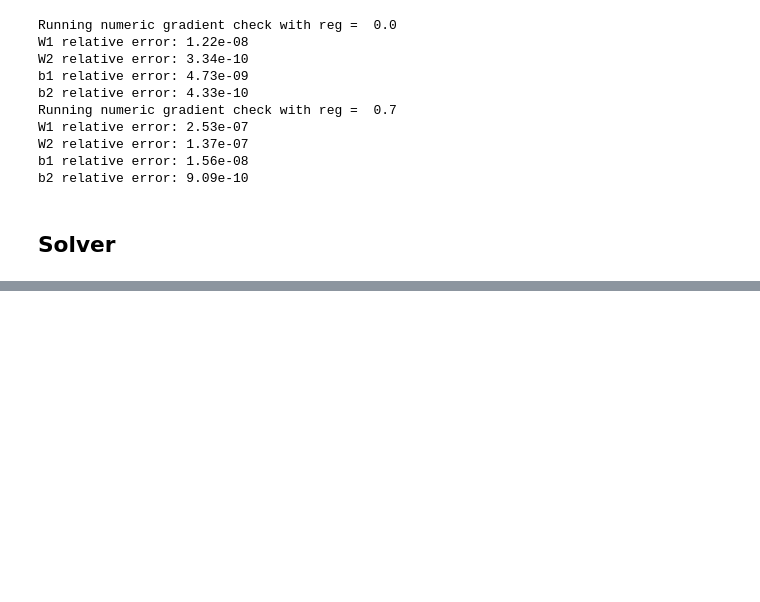
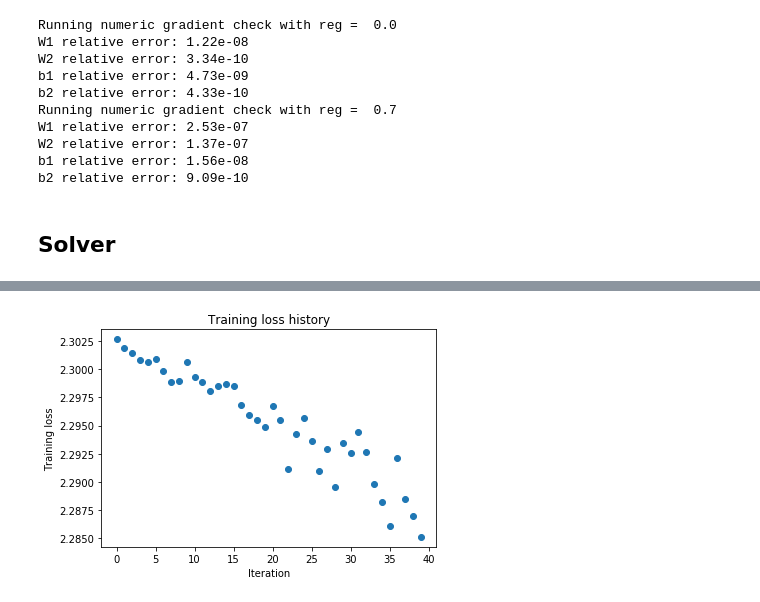
Before and after one commit to FortiLeiZhang/cs231n, a Jupyter notebook: code/cs231n/assignment2/FullyConnectedNets.ipynb, the cells around one changed output, grey strips where cells are left out. Saved outputs shown, nothing was run; the diff lists cells and outputs as text; code cells hidden in the pictures; blank space fills up the shorter version.

```diff
--- a/code/cs231n/assignment2/FullyConnectedNets.ipynb
+++ b/code/cs231n/assignment2/FullyConnectedNets.ipynb
@@ -252,0 +331,26 @@ solver.train()
+# %%
+num_train = 50
+small_data = {
+    'X_train': data['X_train'][:num_train],
+    'y_train': data['y_train'][:num_train],
+    'X_val': data['X_val'],
+    'y_val': data['y_val'],
+}
+
+weight_scale = 1e-2
+learning_rate = 1e-2
+
+model = FullyConnectedNet([100, 100], weight_scale=weight_scale)
+
+solver = Solver(model, small_data,
+               print_every=10, num_epoch=20, batch_size=25,
+               update_rule='sgd', optim_config={'learning_rate': learning_rate})
+
+solver.train()
+
+plt.plot(solver.loss_history, 'o')
+plt.title('Training loss history')
+plt.xlabel('Iteration')
+plt.ylabel('Training loss')
+plt.show()
+# %% [output]
@@ -252,0 +374 @@ solver.train()
+[figure, added]
```
Also changed, not shown: parts of 12 cells of this notebook, 4 other files.
